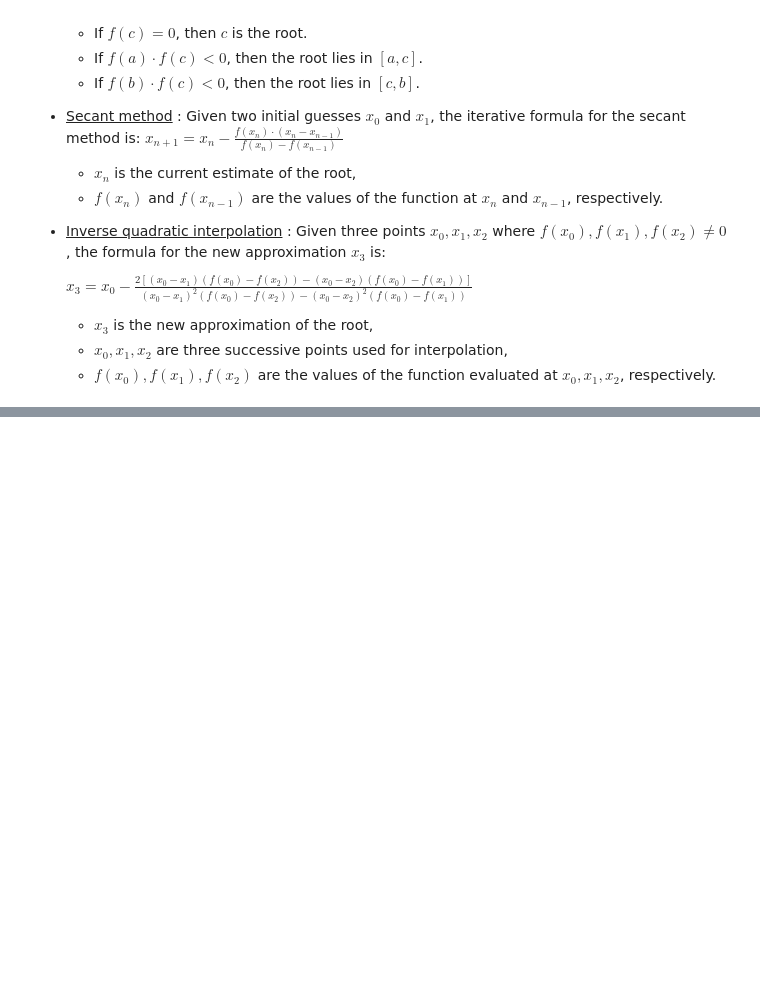
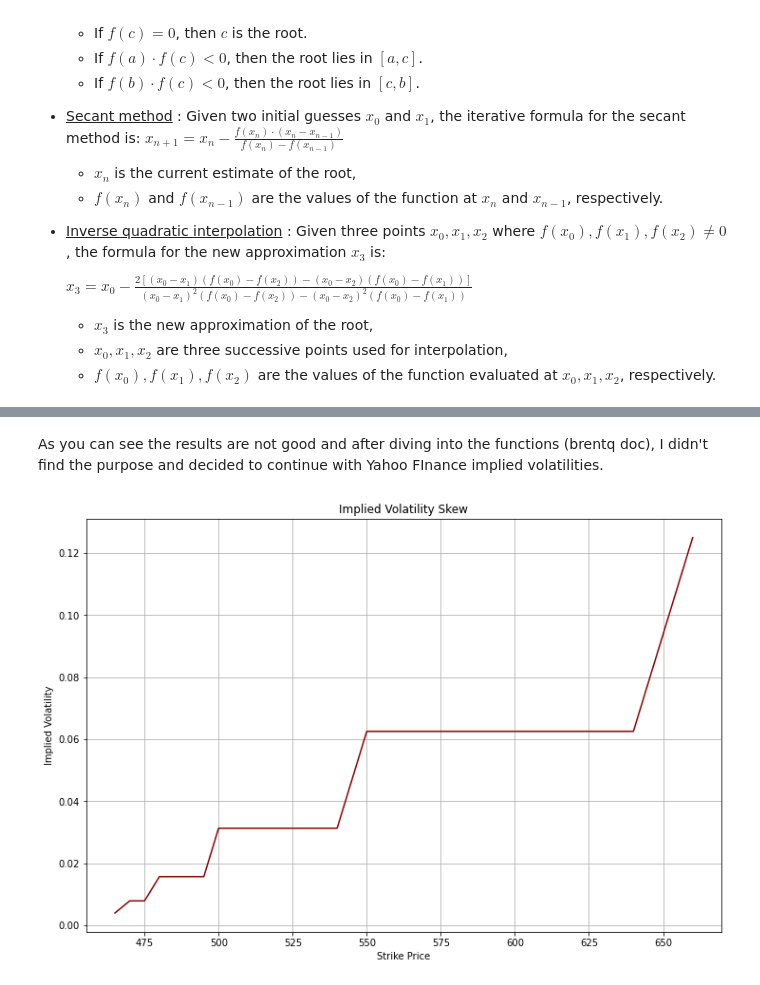
Before and after one commit to Quacox/Local-Volatility-Model, a Jupyter notebook: LocalVol.ipynb, the cells around one changed output, grey strips where cells are left out. Saved outputs shown, nothing was run; the diff lists cells and outputs as text; code cells hidden in the pictures; blank space fills up the shorter version.

Commit message:
Implied Volatility

```diff
--- a/LocalVol.ipynb
+++ b/LocalVol.ipynb
@@ -44,10 +46,14 @@ def recup_strike(ticker,date):
-# %%
-ticker='AAPL'
-options = option_chains(ticker)
-date=options.loc[0,'lastTradeDate']
-calls = options[options["optionType"] == "call"]
-put = options[options["optionType"] == "put"]
-# %%
-strike,vol=recup_strike(ticker,date)
-print(f"The underlying price of {ticker} is {strike:.2f}$")
-print(f"The initial volatility of {ticker} is {100*vol:.4f}%")
+# %%
+ticker = "MSFT"
+option_data = option_chains(ticker)
+last_trade_dates = option_data['lastTradeDate'].unique()
+
+historical_data = {}
+for date in last_trade_dates:
+    strike, volatility = recup_strike(ticker, date)
+    historical_data[date] = (strike, volatility)
+
+option_data['spotPrice'] = option_data['lastTradeDate'].apply(lambda x: historical_data[x][0])
+option_data['historicalVolatility'] = option_data['lastTradeDate'].apply(lambda x: historical_data[x][1])
+
+print(option_data[['strike', 'lastPrice', 'spotPrice', 'historicalVolatility', 'TimeToMaturity']])
@@ -54,3 +75,6 @@ print(f"The initial volatility of {ticker} is {100*vol:.4f}%")
+# %%
+calls = option_data[option_data["optionType"] == "call"]
+put = option_data[option_data["optionType"] == "put"]
 # %% [markdown]
 I noticed that on Yahoo Finance, implied volatilities are provided, but the specific method used to compute them isn't clear to me. To gain a deeper understanding of how implied volatilities are constructed, I've decided to compute them myself. This approach will allow me to delve into well-known financial mathematical formulas and better grasp their application.
 
@@ -209,0 +171,18 @@ filtered_calls_at_expiry[["strike", "impliedVolatility"]].set_index("strike").pl
+# %% [markdown]
+As you can see the results are not good and after diving into the functions (brentq doc), I didn't find the purpose and decided to continue with Yahoo FInance implied volatilities.
+# %%
+most_common_date=calls['expiration'].mode(0).values[0]
+calls_at_expiry = calls[calls["expiration"] == most_common_date].reset_index(drop=True)
+calls_at_expiry = calls_at_expiry[calls_at_expiry['impliedVolatility']!=max(calls_at_expiry['impliedVolatility'])]
+
+filtered_calls_at_expiry = calls_at_expiry[calls_at_expiry.impliedVolatility >= 0.0001]
+
+plt.figure(figsize=(12,8))
+plt.plot(np.array(filtered_calls_at_expiry["strike"]), np.array(filtered_calls_at_expiry["impliedVolatility"]),color='darkred')
+plt.title("Implied Volatility Skew")
+plt.xlabel("Strike Price")
+plt.ylabel("Implied Volatility")
+plt.grid(True)
+plt.show()
+# %% [output]
+[figure, added]
```
Also changed, not shown: parts of 26 cells of this notebook.
